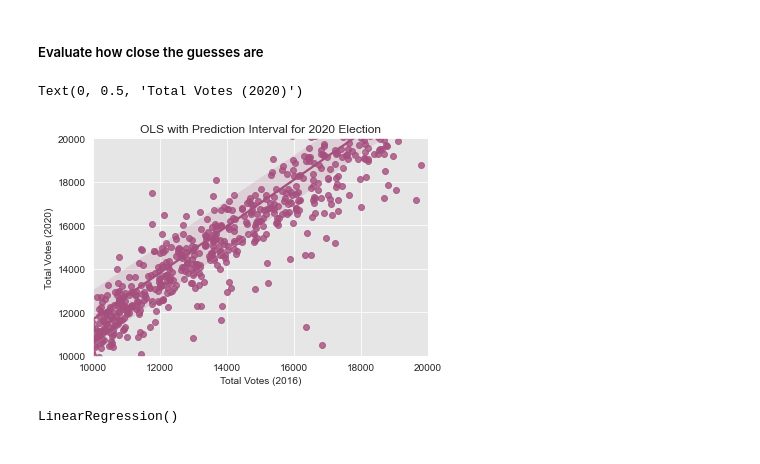
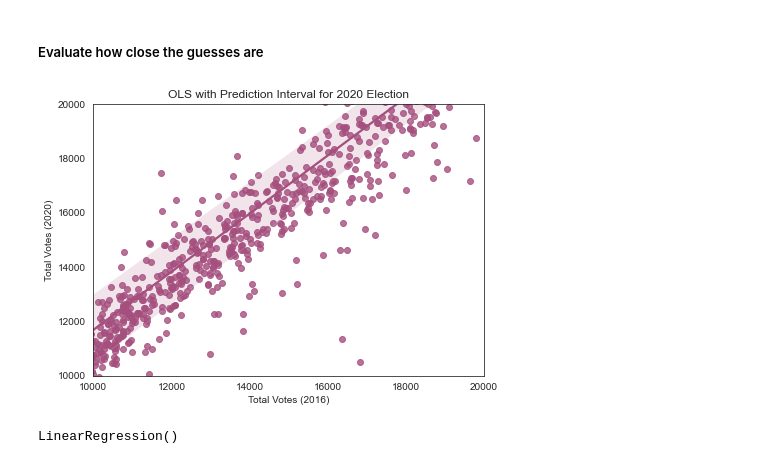
Before and after one commit to madelinekinnaird/washington-post-election-night-model, a Jupyter notebook: Modeling.ipynb, the cells around one changed output. Saved outputs shown, nothing was run; the diff lists cells and outputs as text; code cells hidden in the pictures.

Commit message:
modeling figures for report

```diff
--- a/Modeling.ipynb
+++ b/Modeling.ipynb
@@ -166,18 +241,21 @@ def plot_interval_trends(df):
 ##### Evaluate how close the guesses are
 # %%
 ######### add lines to display evaluation
-sns.set_style("darkgrid", {"axes.facecolor": ".9"})
+#sns.set_style("darkgrid", {"axes.facecolor": ".9"})
+sns.set_style("white")
 
+fig, ax = plt.subplots(figsize=(7,5))
 sns.regplot(x='total_votes_2016', y='total_votes_2020', data=df, color = "#a54f7e").set_title('OLS with Prediction Interval for 2020 Election')
 plt.xlim(10000, 20000)
 plt.ylim(10000, 20000)
-fig.suptitle('Figure 4: Age Groups vs. Voting in 2020', fontsize=12, y=1.01)
-fig.suptitle
+#fig.suptitle('Figure 4: Age Groups vs. Voting in 2020', fontsize=12, y=1.01)
+#fig.suptitle
 plt.xlabel("Total Votes (2016)")
 plt.ylabel("Total Votes (2020)")
+
+fig.savefig("../washington-post-election-night-model/figures/example.png", dpi = 300,  bbox_inches="tight")
 # %% [output]
-Text(0, 0.5, 'Total Votes (2020)')
-[figure, old version]
+[figure, new version]
 # %%
 reg = LinearRegression()
 reg.fit(Xtrain, ytrain)
```
Also changed, not shown: parts of 42 cells of this notebook.
